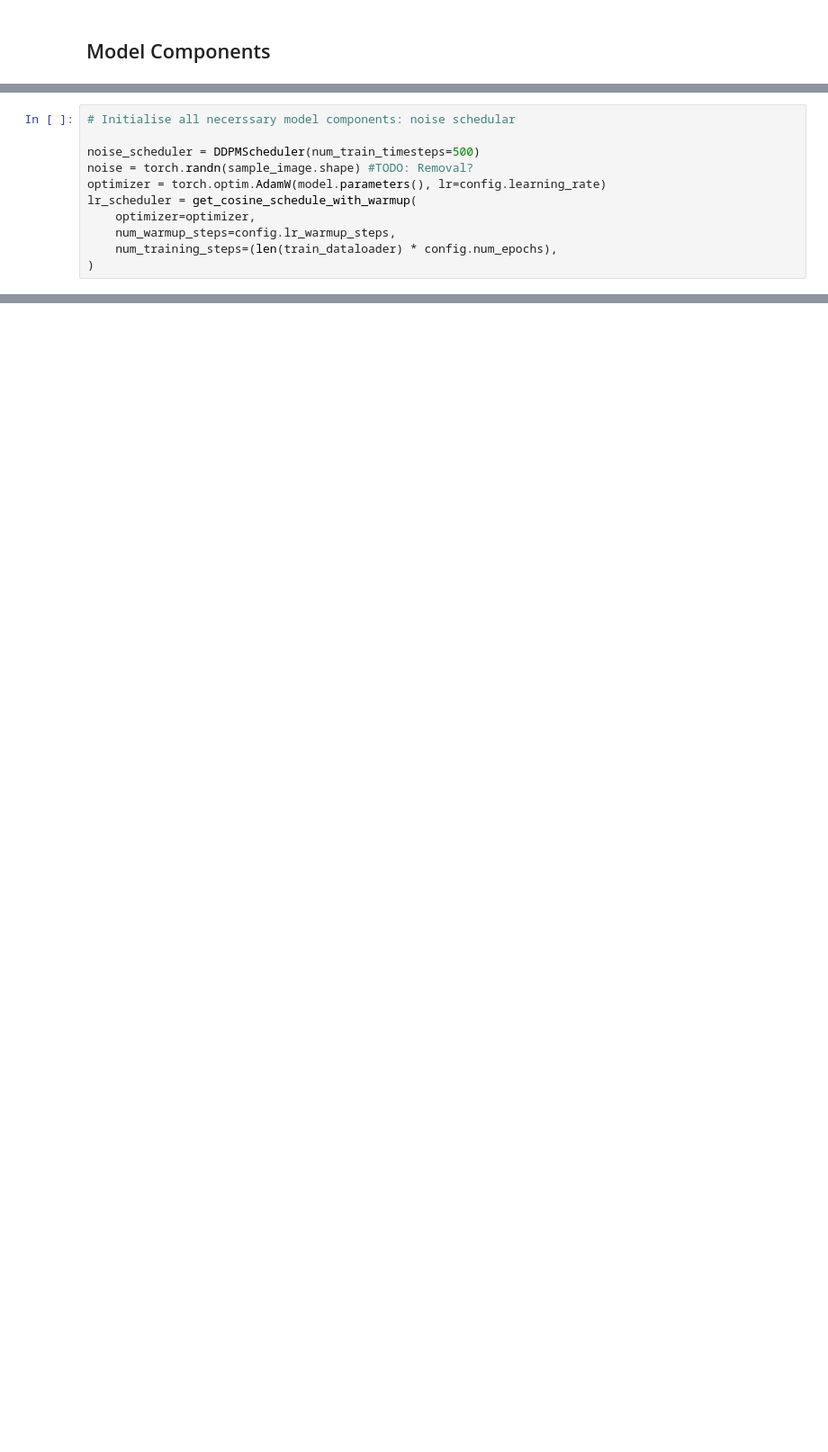
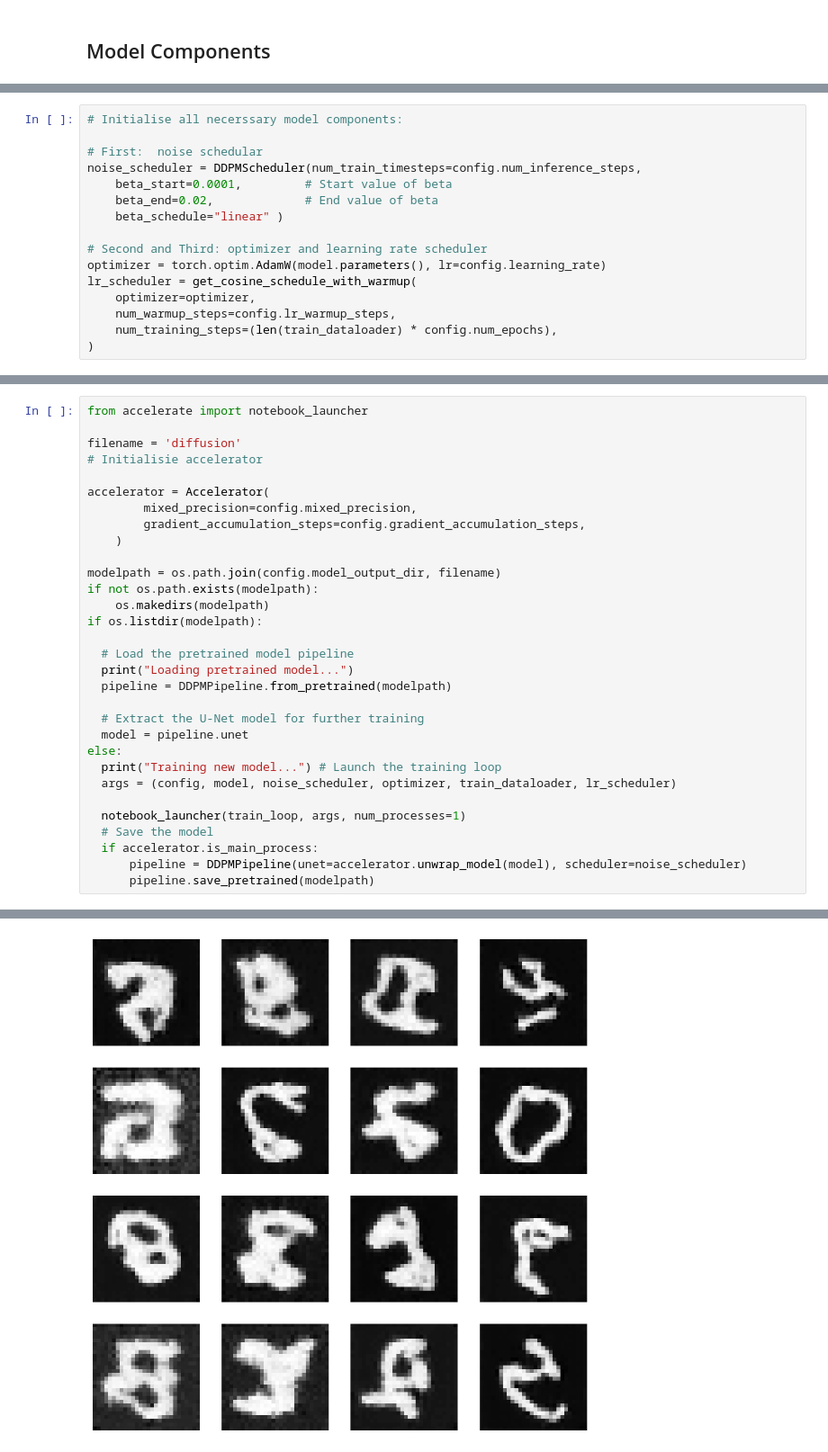
Before and after one commit to ninkira/ImageGeneration, a Jupyter notebook: diffusion_model.ipynb, the cells around one changed output, grey strips where cells are left out. Shown at 90% size. Saved outputs shown, nothing was run; the diff lists cells and outputs as text; blank space fills up the shorter version.

Commit message:
Add files via upload
Submission of the final notebooks etc.

```diff
--- a/diffusion_model.ipynb
+++ b/diffusion_model.ipynb
@@ -204,8 +143,13 @@ Output shape: torch.Size([1, 1, 32, 32])
 # %%
-# Initialise all necerssary model components: noise schedular
+# Initialise all necerssary model components:
 
-noise_scheduler = DDPMScheduler(num_train_timesteps=500)
-noise = torch.randn(sample_image.shape) #TODO: Removal?
+# First:  noise schedular
+noise_scheduler = DDPMScheduler(num_train_timesteps=config.num_inference_steps,
+    beta_start=0.0001,         # Start value of beta
+    beta_end=0.02,             # End value of beta
+    beta_schedule="linear" )
+
+# Second and Third: optimizer and learning rate scheduler
 optimizer = torch.optim.AdamW(model.parameters(), lr=config.learning_rate)
 lr_scheduler = get_cosine_schedule_with_warmup(
     optimizer=optimizer,
@@ -337,0 +272,32 @@ Epoch 0: : 940it [05:44,  2.73it/s, loss=0.0337, lr=9.98e-5, step=930]
+# %%
+from accelerate import notebook_launcher
+
+filename = 'diffusion'
+# Initialisie accelerator
+
+accelerator = Accelerator(
+        mixed_precision=config.mixed_precision,
+        gradient_accumulation_steps=config.gradient_accumulation_steps,
+    )
+
+modelpath = os.path.join(config.model_output_dir, filename)
+if not os.path.exists(modelpath):
+    os.makedirs(modelpath)
+if os.listdir(modelpath):
+
+  # Load the pretrained model pipeline
+  print("Loading pretrained model...")
+  pipeline = DDPMPipeline.from_pretrained(modelpath)
+
+  # Extract the U-Net model for further training
+  model = pipeline.unet
+else:
+  print("Training new model...") # Launch the training loop
+  args = (config, model, noise_scheduler, optimizer, train_dataloader, lr_scheduler)
+
+  notebook_launcher(train_loop, args, num_processes=1)
+  # Save the model
+  if accelerator.is_main_process:
+      pipeline = DDPMPipeline(unet=accelerator.unwrap_model(model), scheduler=noise_scheduler)
+      pipeline.save_pretrained(modelpath)
+# %% [output]
@@ -337,0 +306 @@ Epoch 0: : 940it [05:44,  2.73it/s, loss=0.0337, lr=9.98e-5, step=930]
+[figure, added]
```
Also changed, not shown: parts of 32 cells of this notebook, 6 other files.
